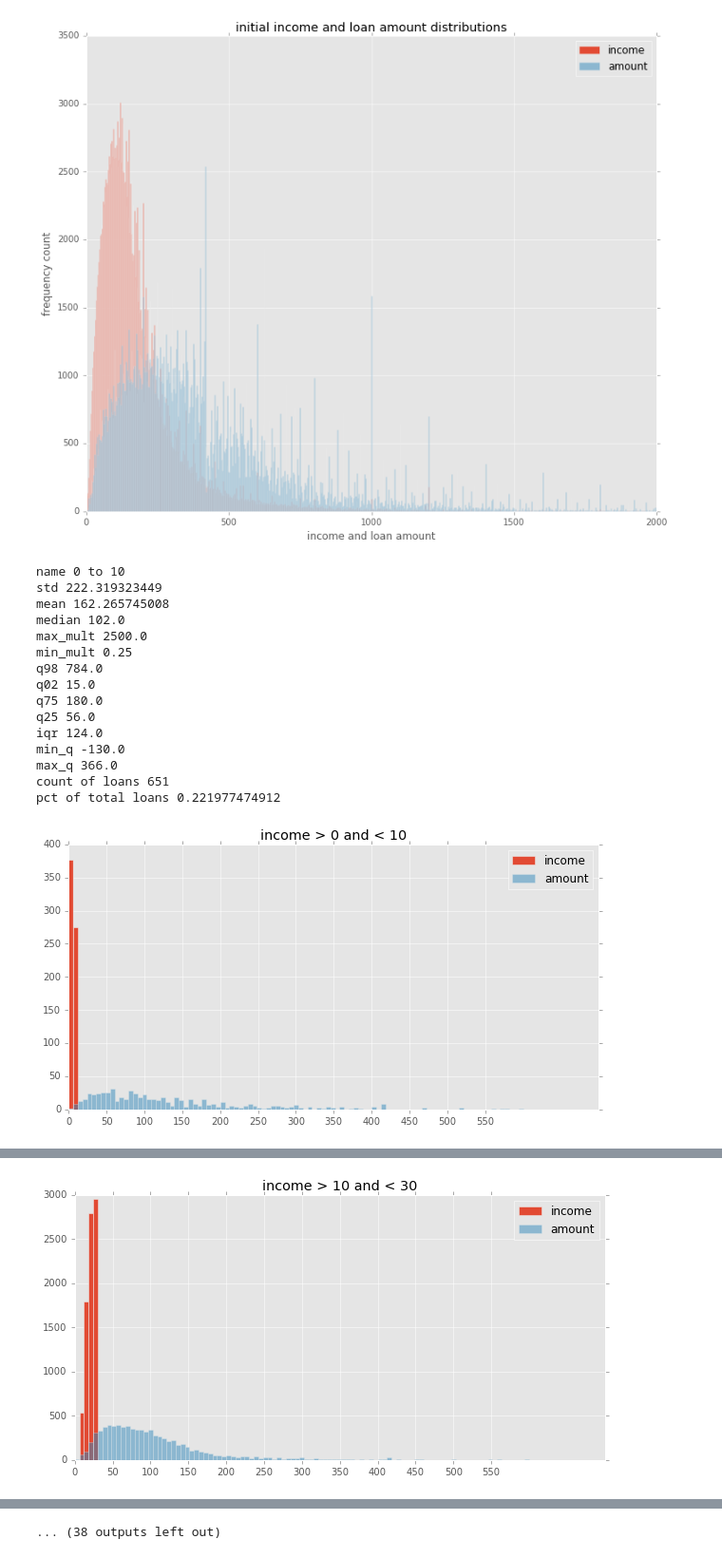
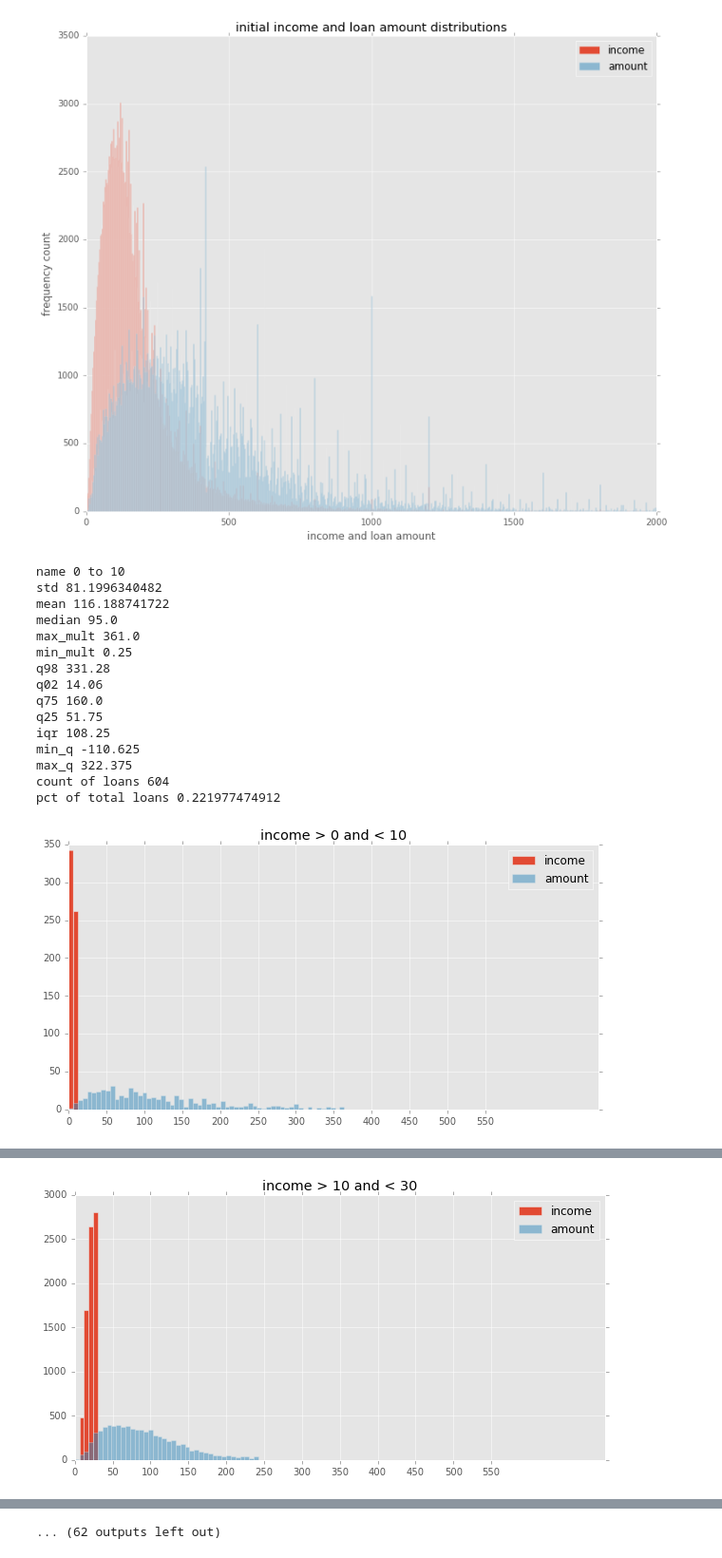
Before and after one commit to Kibrael/Edits, a Jupyter notebook: IQR cleaning viz.ipynb, the cells around one changed output, grey strips where cells are left out. Shown at 95% size. Drawn from its saved outputs; the diff is of its cells as text; code cells hidden in the pictures.

Commit message:
adding IQR cleaning and dataframe export

```diff
--- a/IQR cleaning viz.ipynb
+++ b/IQR cleaning viz.ipynb
@@ -145,7 +145,8 @@ bin_min = 0
 bin_max = 10
 bin_step = 20
 pct_of_loans = OrderedDict({})
-while bin_max < 501:
+first = True
+while bin_max < 750:#bank_df.income.max():
     graph_bin = bank_df[(bank_df.income >=bin_min) & (bank_df.income < bin_max)] #create bin of of amount for selected income
     #set descriptive stats
     bin_stats = OrderedDict({})
@@ -163,45 +164,73 @@ while bin_max < 501:
     bin_stats['min_q'] = bin_stats['q25'] - 1.5 * bin_stats['iqr']
     bin_stats['max_q'] = bin_stats['q75'] + 1.5 * bin_stats['iqr']
     bin_stats['count of loans'] = graph_bin.amount.count()
     bin_stats['pct of total loans'] = (graph_bin.amount.count() / bank_df.income.count()) * 100
+    graph_bin = graph_bin[(graph_bin.amount > bin_stats['min_q']) & (graph_bin.amount < bin_stats['max_q'])]
 
-    for key, value in bin_stats.items():
+    #reset bin stats to reflect IQR cutoffs
+    bin_stats['std']= graph_bin.amount.std()
+    bin_stats['mean'] = graph_bin.amount.mean()
+    bin_stats['median'] = graph_bin.amount.median()
+    bin_stats['max_mult'] = graph_bin.mult.max()
+    bin_stats['min_mult'] = graph_bin.mult.min()
+    bin_stats['q98'] = graph_bin.amount.quantile(q=.98)
+    bin_stats['q02'] = graph_bin.amount.quantile(q=.02)
+    bin_stats['q75'] = graph_bin.amount.quantile(q=.75)
+    bin_stats['q25'] = graph_bin.amount.quantile(q=.25)
+    bin_stats['iqr'] = bin_stats['q75'] - bin_stats['q25']
+    bin_stats['min_q'] = bin_stats['q25'] - 1.5 * bin_stats['iqr']
+    bin_stats['max_q'] = bin_stats['q75'] + 1.5 * bin_stats['iqr']
+    bin_stats['count of loans'] = graph_bin.amount.count()
+
+    if first:
+        first=False
+        bin_df = pd.DataFrame(bin_stats, index=range(1)) #instantiate initial dataframe
+    else:
+        concat_df = pd.DataFrame(bin_stats, index=range(1)) #instantiate subsequent dataframe
+        bin_df = pd.concat([bin_df, concat_df], axis=0) #concatenate dataframes each cycle
+
+    for key, value in bin_stats.items(): #print descriptive stats
         print(key,value)
 
     amt = graph_bin.amount#.apply(sqrt)
     inc = graph_bin.income#.apply(sqrt) #square roots show much nicer distributions of amount to income
     xmin = 0 #set minimum x axis value
     xmax = 600 #set maximum x axis value
     xsteps= 100 #set steps on x axis (bins)
     bins = np.linspace(xmin,xmax, xsteps)
     #print(bins)
     bin_viz = plt.figure(figsize=(10,5))
     plt.hist(inc, bins, label='income', alpha=1)
     plt.hist(amt, bins, label='amount', alpha=.5)
     plt.title('income > '+str(bin_min)+' and < '+str(bin_max))
     plt.legend(loc='upper right')
     plt.xticks(np.arange(xmin,xmax, 50))
     ax = plt.subplot()
     #ax.set_ylim(0, 2000)
     plt.show(bin_viz)
     bin_min=bin_max
     bin_max += bin_step
     pct_of_loans[bin_max] = bin_stats['pct of total loans']
+
+path = 'linked_dist_stats/'
+if not os.path.exists(path):
+    os.makedirs(path)
+bin_df.to_csv(path+'1IQR.csv')
 # %% [output]
 name 0 to 10
-std 222.319323449
-mean 162.265745008
-median 102.0
-max_mult 2500.0
+std 81.1996340482
+mean 116.188741722
+median 95.0
+max_mult 361.0
 min_mult 0.25
-q98 784.0
-q02 15.0
-q75 180.0
-q25 56.0
-iqr 124.0
-min_q -130.0
-max_q 366.0
-count of loans 651
+q98 331.28
+q02 14.06
+q75 160.0
+q25 51.75
+iqr 108.25
+min_q -110.625
+max_q 322.375
+count of loans 604
 pct of total loans 0.221977474912
-[figure, old version]
+[figure, new version]
 name 10 to 30
@@ -221,3 +250,3 @@ count of loans 8075
 pct of total loans 2.7534072349
-[figure, old version]
+[figure, new version]
 name 30 to 50
@@ -285,3 +314,3 @@ count of loans 26962
 pct of total loans 9.19348184115
 [figure]
-... (38 outputs left out)
+... (62 outputs left out)
```
Also changed, not shown: parts of 2 cells of this notebook, 3 other files.
